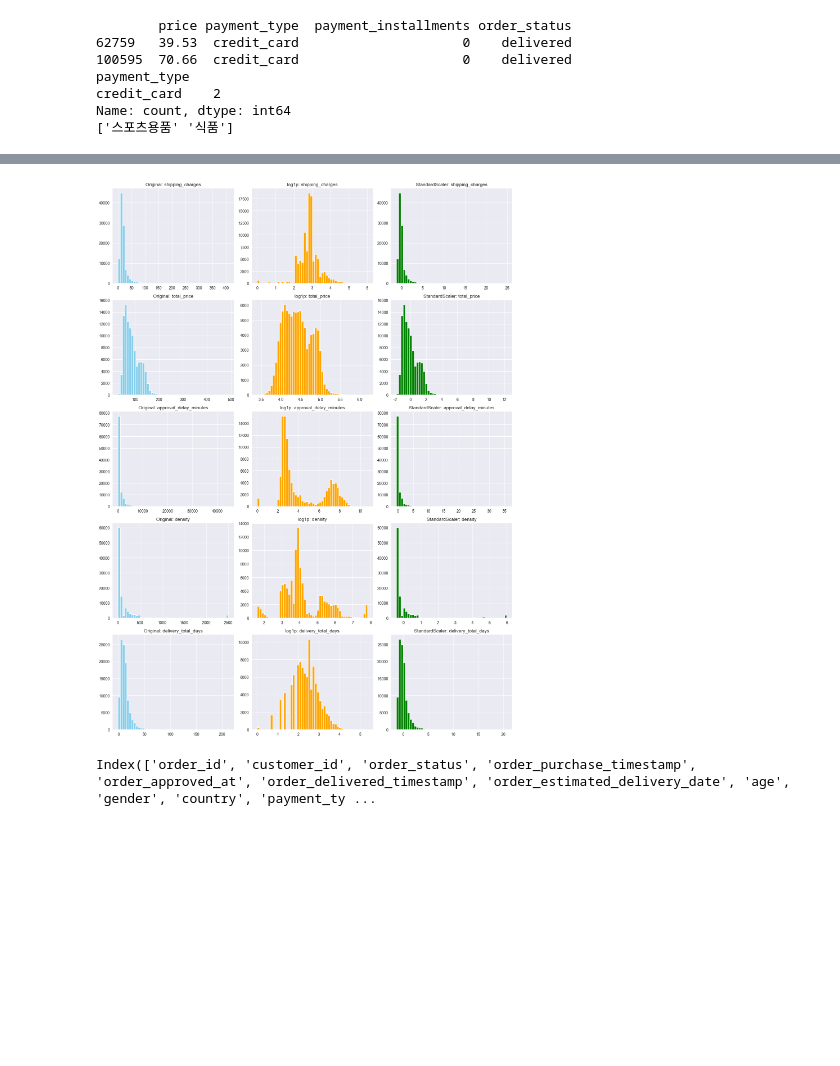
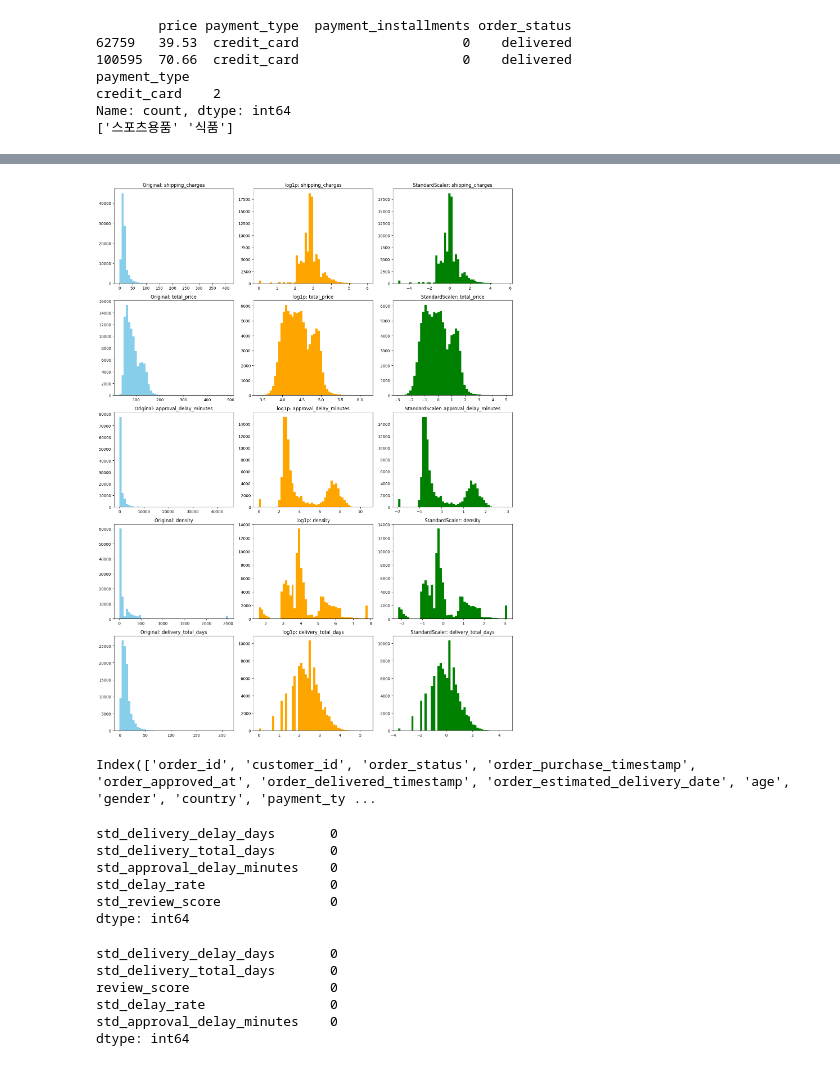
Before and after one commit to sasangkyoo/Marketing_proj, a Jupyter notebook: EDA_12_market.ipynb, the cells around one changed output, grey strips where cells are left out. Cells and saved outputs as stored; diff of their text form; code cells hidden in the pictures; blank space fills up the shorter version.

```diff
--- a/EDA_12_market.ipynb
+++ b/EDA_12_market.ipynb
@@ -289,3 +367,6 @@ marketing_fixed.loc[marketing_fixed['payment_installments'] == 0, 'payment_insta
+# %%
+# 마케팅 y = 1 n = 0으로 변환
+marketing_delivered['marketing_info_agree'] = marketing_delivered['marketing_info_agree'].map({'y': 1, 'n': 0})
 # %%
 #   무게랑 배송비 비교 배송비가 넘 많은 경우 무게가 많이 들어서 비싼가?? 그럼 합리적인가? 보려고 - 선미
 sns.scatterplot(data=marketing_delivered, x='weight_kg', y='shipping_charges')
@@ -297,6 +378,16 @@ sns.scatterplot(data=marketing_delivered, x='weight_kg', y='shipping_charges')
 marketing_delivered['total_price'] = marketing_delivered['price'] + marketing_delivered['shipping_charges']
 marketing_delivered['density'] = marketing_delivered['weight_kg'] / (marketing_delivered['volume_cm3'] / 1000000)
 marketing_delivered['delivery_total_days'] = (marketing_delivered['order_delivered_timestamp'] - marketing_delivered['order_purchase_timestamp']).dt.days
+marketing_delivered['delay_rate'] = marketing_delivered['delivery_delay_days'] / marketing_delivered['delivery_total_days']
+
+# inf나 NaN 처리
+marketing_delivered['delay_rate'].replace([np.inf, -np.inf], np.nan, inplace=True)
+marketing_delivered['delay_rate'].fillna(0, inplace=True)
+
+marketing_delivered['is_big_product'] = (
+    (marketing_delivered['volume_cm3'] > 212427) |
+    (marketing_delivered['weight_kg'] > 10)
+).astype(int) # 1이면 대형 물품, 0이면 소형
 # %%
 # 왜도 완화 및 정규화/표준화
 # log로 변환할 컬럼 목록
@@ -307,47 +398,58 @@ logs_cols = [
     'density',
     'delivery_total_days'
 ]
-# std로 변환할 컬럼 목록
-std_cols = [
+# log에서 std로 변환할 컬럼 목록
+stdlog_cols = [
     'shipping_charges', # 로그 변환했어도 여전히 수치 차이 존재. 다른 변수와 영향력 맞추기 위해 표준화 필요
     'total_price', # 구매 금액은 수천~수십만 원까지 매우 큼. 정규화 없이 쓰면 거리 계산 시 이 값 하나가 군집을 결정해버림
-    'payment_installments', # 대부분 1, 일부 12개월 등 극단 값 존재. 표준화 없이 쓰면 비정상적으로 그룹 나뉠 수 있음
     'approval_delay_minutes', # 분 단위 수천까지 존재 → 평균 0, 분산 1로 맞추지 않으면 전체 거리 구조 왜곡
-    'delivery_delay_days', # 음수~양수 포함. 중심을 0으로 두고 표준편차 맞추면 분포가 잘 반영됨
     'density', # 단위가 복잡하고 수치 폭 넓음. 다른 변수들과 거리 계산 시 과대반영 방지
     'delivery_total_days' # delivery_delay_days와 비슷한 값임으로 음수 양수를 포함하고 있음.
 ]
+# std로 변환할 컬럼 목록
+std_cols = [
+    'payment_installments', # 대부분 1, 일부 12개월 등 극단 값 존재. 표준화 없이 쓰면 비정상적으로 그룹 나뉠 수 있음
+    'delivery_delay_days', # 음수~양수 포함. 중심을 0으로 두고 표준편차 맞추면 분포가 잘 반영됨
+    'delay_rate',
+    'item_cat_encoded',
+    'marketing_info_agree',
+    'is_big_product',
+    'review_score',
+    'age'
+]
 # %%
 for col in logs_cols:
     marketing_delivered['log_' + col] = marketing_delivered[col].apply(
-        lambda x: np.log1p(x) if x > -1 else np.nan  # 또는 0이나 다른 값으로 대체
+        lambda x: np.log1p(x) if x > -1 else 0  # 0 값으로 대체
 )
 
 scaler = StandardScaler()
+for col in stdlog_cols:
+    marketing_delivered['std_' + col] = scaler.fit_transform(marketing_delivered[['log_' + col]])
 for col in std_cols:
-    marketing_delivered['std_'+col] = scaler.fit_transform(marketing_delivered[[col]])
+    marketing_delivered['std_' + col] = scaler.fit_transform(marketing_delivered[[col]])
 # %%
 # 차트로 시각화 (로그 전/후, 표준화 전/후 비교)
 # 표준화는 거리 기반 계산을 위한 스케일 통일 목적
 fig, axes = plt.subplots(len(logs_cols), 3, figsize=(15, 4 * len(logs_cols)))
 
 for i, col in enumerate(logs_cols):
     # 원본
     axes[i, 0].hist(marketing_delivered[col].dropna(), bins=50, color='skyblue')
     axes[i, 0].set_title(f"Original: {col}")
 
     # 로그 변환
     axes[i, 1].hist(marketing_delivered['log_' + col].dropna(), bins=50, color='orange')
     axes[i, 1].set_title(f"log1p: {col}")
 
     # 표준화
-    if col in std_cols:
+    if col in stdlog_cols:
         axes[i, 2].hist(marketing_delivered['std_' + col].dropna(), bins=50, color='green')
         axes[i, 2].set_title(f"StandardScaler: {col}")
     else:
         axes[i, 2].axis('off')
 
 plt.tight_layout()
 plt.show()
 # %% [output]
-[figure, old version]
+[figure, new version]
@@ -380,3 +501,39 @@ df_mixed = marketing_delivered[[
 marketing_delivered.columns
 # %% [output]
 Index(['order_id', 'customer_id', 'order_status', 'order_purchase_timestamp', 'order_approved_at', 'order_delivered_timestamp', 'order_estimated_delivery_date', 'age', 'gender', 'country', 'payment_ty ...
+# %%
+print(df_experience.isnull().sum())
+# %% [output]
+std_delivery_delay_days       0
+std_delivery_total_days       0
+std_approval_delay_minutes    0
+std_delay_rate                0
+std_review_score              0
+dtype: int64
+# %%
+# approval_delay_minutes 결측치 중앙값으로 대체
+median_approval_delay = marketing_delivered['approval_delay_minutes'].median()
+marketing_delivered['approval_delay_minutes'].fillna(median_approval_delay, inplace=True)
+
+# 표준화 다시 수행
+from sklearn.preprocessing import StandardScaler
+
+scaler = StandardScaler()
+marketing_delivered['std_approval_delay_minutes'] = scaler.fit_transform(
+    marketing_delivered[['approval_delay_minutes']]
+)
+
+# 클러스터링용 데이터프레임 생성
+df_experience = marketing_delivered[[
+    'std_delivery_delay_days', 'std_delivery_total_days',
+    'review_score', 'std_delay_rate','std_approval_delay_minutes'
+]]
+
+print(df_experience.isnull().sum())
+# %% [output]
+std_delivery_delay_days       0
+std_delivery_total_days       0
+review_score                  0
+std_delay_rate                0
+std_approval_delay_minutes    0
+dtype: int64
```
Also changed, not shown: parts of 20 cells of this notebook.
